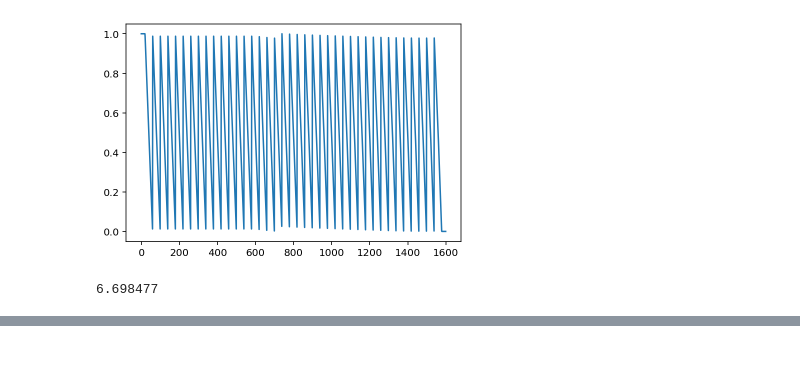
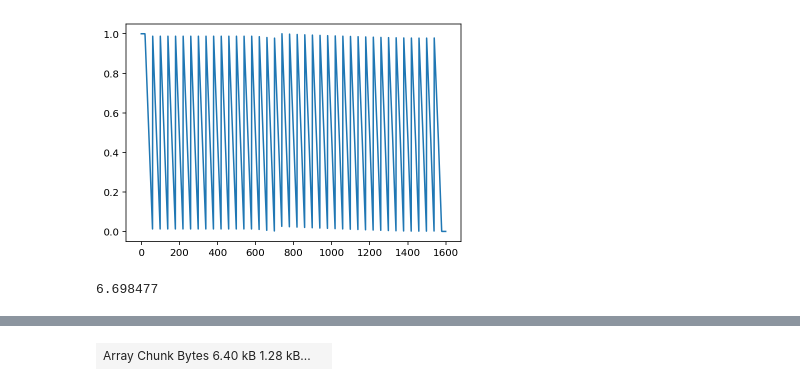
Before and after one commit to cspencerjones/xlayers, a Jupyter notebook: f2py_test.ipynb, the cells around one changed output, grey strips where cells are left out. Cells and saved outputs as stored; diff of their text form; code cells hidden in the pictures; blank space fills up the shorter version.

Commit message:
apply_ufunc works

```diff
--- a/f2py_test.ipynb
+++ b/f2py_test.ipynb
@@ -94,7 +94,8 @@ def v_map(v_in,theta_in, thetalayers,mapfact,mapindex,cellindex,drf_finer):
     return v_lay
 v_lay=v_map(v_in,theta_in, thetalayers,mapfact,mapindex,cellindex,drf_finer).compute()
 # %%
-v_lay1=xr.apply_ufunc(v_map,v_in,theta_in, kwargs={'thetalayers':thetalayers,'mapfact':mapfact,
+v_lay1=xr.apply_ufunc(core.layers_numpy,v_in, theta_in.chunk({'time': 2}),
+                      kwargs={'thetalayers':thetalayers,'mapfact':mapfact,
                                                   'mapindex':mapindex,'cellindex':cellindex,
                                                   'drf_finer':drf_finer},
                      dask='parallelized',input_core_dims=[['lev'],['lev']],output_core_dims=[['Tlev']],
@@ -101,0 +113,4 @@ v_lay1=xr.apply_ufunc(v_map,v_in,theta_in, kwargs={'thetalayers':thetalayers,'ma
+# %%
+v_lay1.data
+# %% [output]
+| Array Chunk Bytes 6.40 kB 1.28 kB... |  |
```
Also changed, not shown: parts of 9 cells of this notebook, 2 other files.
